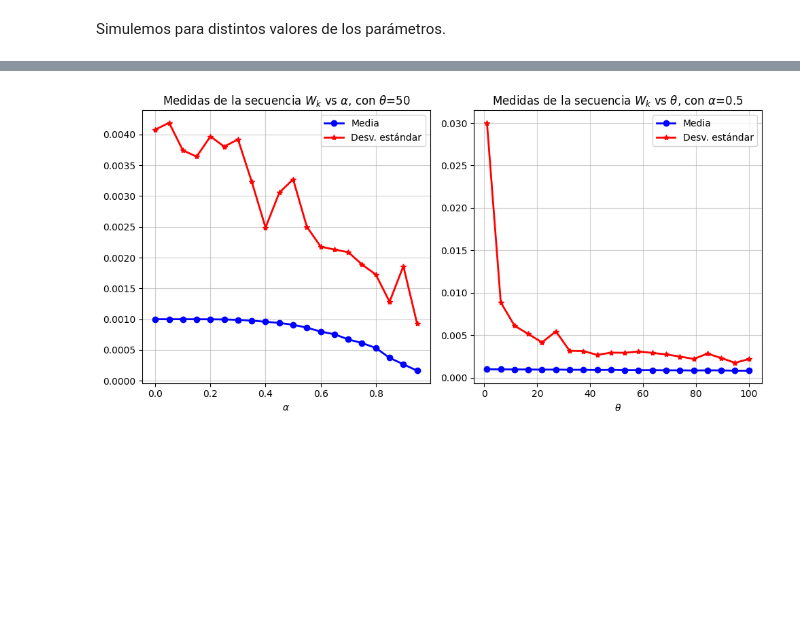
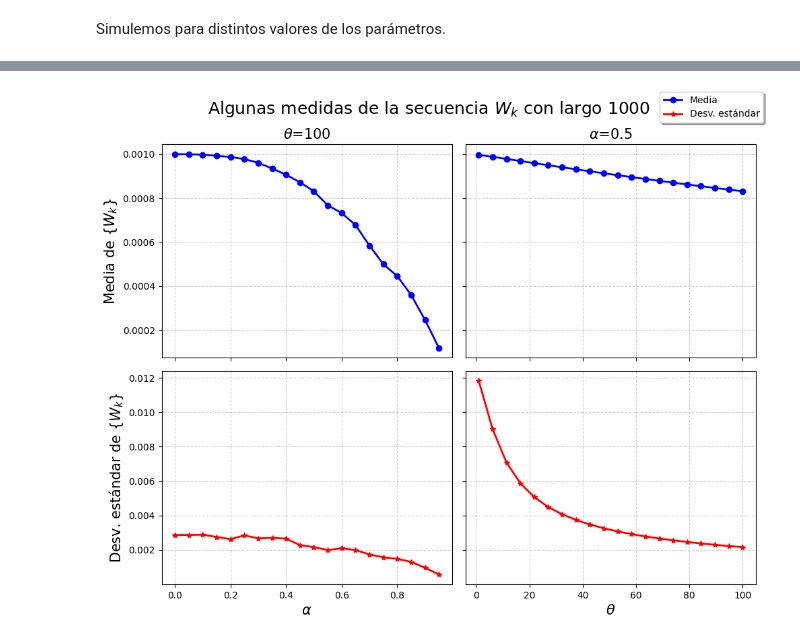
Before and after one commit to AlejandroVillazonG/MAT468, a Jupyter notebook: certamen/P3/P3_a.ipynb, the cells around one changed output, grey strips where cells are left out. Drawn from its saved outputs; the diff is of its cells as text; code cells hidden in the pictures; blank space fills up the shorter version.

```diff
--- a/certamen/P3/P3_a.ipynb
+++ b/certamen/P3/P3_a.ipynb
@@ -12,7 +11,7 @@ from scipy.stats import beta
 Definimos las funciones que nos generan las secuencias $S_k$ y $W_k$ de forma parametrizada en $\alpha$ y $\theta$.
 # %%
 def simular_seq_S_k(k, alpha, theta):
-    return np.array([beta(1-alpha, theta+alpha*i).rvs(1) for i in range(1, k+1)])
+    return np.random.beta(1-alpha, theta+alpha*np.arange(1, k+1))
 
 def simular_seq_W_k(k, alpha, theta):
     Ss_k = simular_seq_S_k(k, alpha, theta)
@@ -74,0 +62,14 @@ plt.show()
+# %%
+k = 1_000
+thetas = [1, 10, 50, 100, 500, 1_000]
+alpha_ = 0.5
+
+plt.figure(figsize=(10,6))
+for i, theta in enumerate(thetas):
+    plt.plot(np.arange(1,k+1), simular_seq_W_k(k, alpha_, theta).cumsum(),
+             label = f'{theta}', lw=i/2+1, alpha=0.8, c=plt.cm.Blues((i+5)/(2*len(thetas))))
+plt.axhline(1, ls='--', lw=3, c='r')
+plt.legend(title=r'$\theta$', shadow=True)
+plt.title(f'Suma de la secuencia $W_k$ con $\\alpha$={alpha_}', size = 18)
+plt.grid(axis='y', alpha = 0.4)
+plt.savefig(path+'P3a_sumas_thetas.png');
@@ -75,36 +78,44 @@ plt.show()
 # %%
-k = 1000
+k = 1_000
 thetas = np.linspace(1,100,20)
 alphas = np.arange(0,1,0.05)
 alpha_ = 0.5
-theta_ = 50
+theta_ = 100
 
-simulaciones = np.hstack([simular_seq_W_k(k, alpha, theta_) for alpha in alphas])
-plt.figure(figsize=(10,5))
-plt.subplot(1,2,1)
-plt.plot(alphas, simulaciones.mean(axis=0),
-         marker='o', lw=2, c='b', label='Media'
-         )
-plt.plot(alphas, simulaciones.std(axis=0),
-         marker='*', lw=2, c='r', label='Desv. estándar'
-         )
-plt.title(f'Medidas de la secuencia $W_k$ vs $\\alpha$, con $\\theta$={theta_}')
-plt.xlabel(r'$\alpha$')
-plt.grid(alpha=0.6)
-plt.legend()
+simulaciones = np.hstack([simular_seq_W_k(k, alpha, theta_).reshape(k,1) for alpha in alphas])
 
-simulaciones = np.hstack([simular_seq_W_k(k, alpha_, theta) for theta in thetas])
-plt.subplot(1,2,2)
-plt.plot(thetas, simulaciones.mean(axis=0),
-         marker='o', lw=2, c='b', label='Media'
-         )
-plt.plot(thetas, simulaciones.std(axis=0),
-         marker='*', lw=2, c='r', label='Desv. estándar'
-         )
-plt.title(f'Medidas de la secuencia $W_k$ vs $\\theta$, con $\\alpha$={alpha_}')
-plt.xlabel(r'$\theta$')
-plt.grid(alpha=0.6)
-plt.legend()
-plt.tight_layout()
+fig, axs = plt.subplots(2,2,figsize=(10,8), sharey='row', sharex='col')
+axs = axs.flatten()
+
+axs[0].plot(alphas, simulaciones.mean(axis=0),
+            marker='o', lw=2, c='b', label='Media'
+            )
+axs[0].set_ylabel(r'Media de $\{W_k\}$', size=15)
+axs[0].set_title(f'$\\theta$={theta_}', size=15)
+
+axs[2].plot(alphas, simulaciones.std(axis=0),
+            marker='*', lw=2, c='r'
+            )
+axs[2].set_ylabel(r'Desv. estándar de $\{W_k\}$', size=15)
+axs[2].set_xlabel(r'$\alpha$', size=15)
+
+simulaciones = np.hstack([simular_seq_W_k(k, alpha_, theta).reshape(k,1) for theta in thetas])
+
+axs[1].plot(thetas, simulaciones.mean(axis=0),
+            marker='o', lw=2, c='b'
+            )
+axs[1].set_title(f'$\\alpha$={alpha_}', size=15)
+axs[3].plot(thetas, simulaciones.std(axis=0),
+            marker='*', lw=2, c='r', label='Desv. estándar'
+            )
+axs[3].set_xlabel(r'$\theta$', size=15)
+
+for i in range(4):
+    axs[i].grid(alpha=0.6, ls='--')
+
+fig.suptitle(f'Algunas medidas de la secuencia $W_k$ con largo {k}', size=18)
+fig.legend(shadow=True)
+fig.tight_layout()
+fig.savefig(path+'P3a_medidas.png');
 # %% [output]
-[figure, old version]
+[figure, new version]
```
Also changed, not shown: parts of 7 cells of this notebook, 3 other files.
